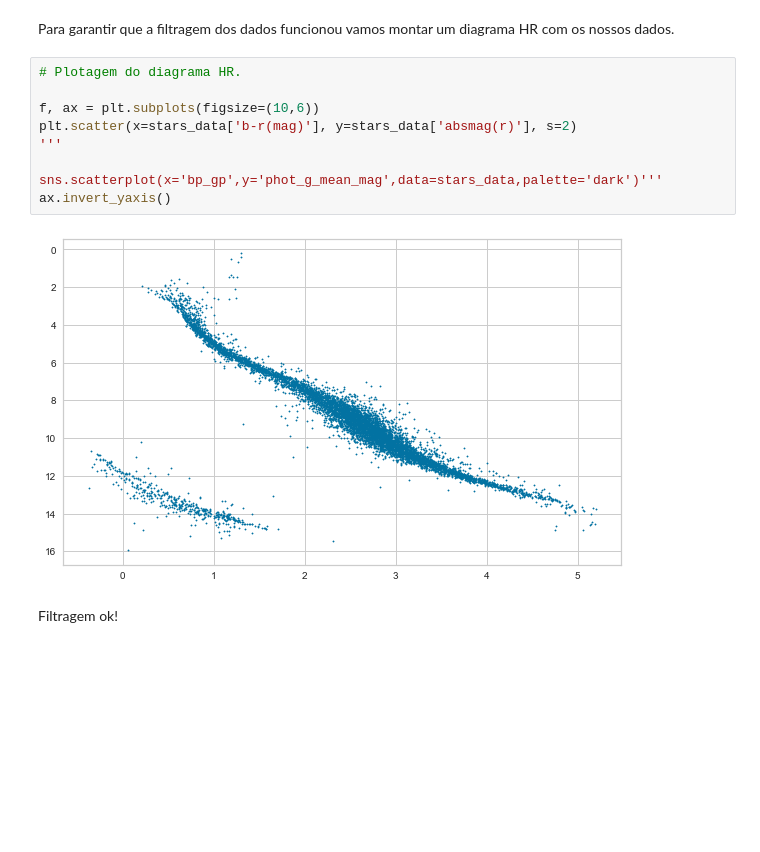
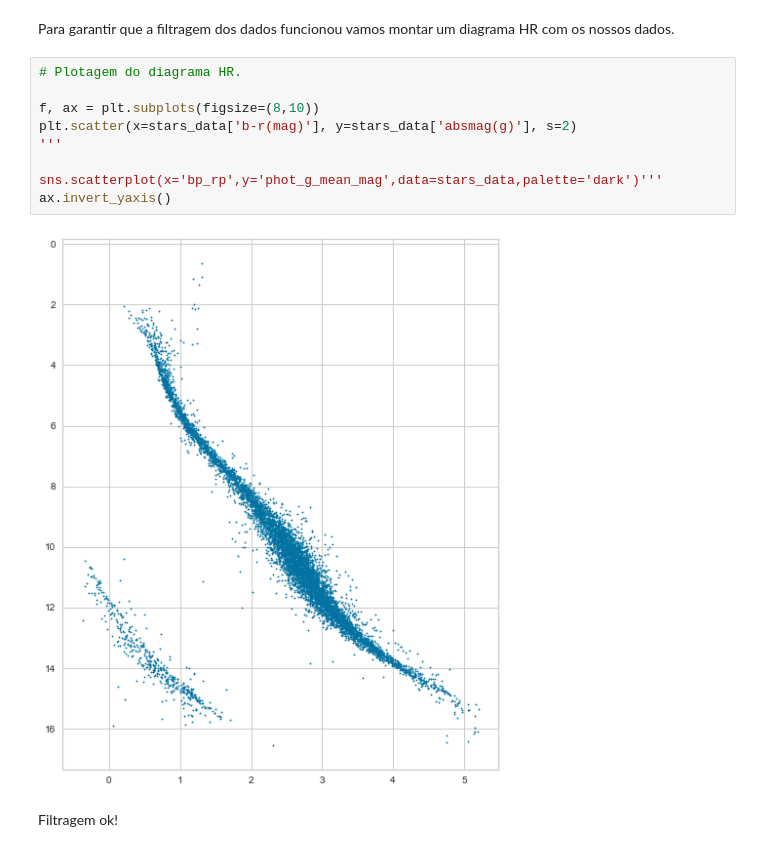
Before and after one commit to Di-carvalho/classifica-o_de_estrelas_GAIA-Clustering, a Jupyter notebook: star_classification-gaia.ipynb, the cells around one changed output. Saved outputs shown, nothing was run; the diff lists cells and outputs as text; blank space fills up the shorter version.

```diff
--- a/star_classification-gaia.ipynb
+++ b/star_classification-gaia.ipynb
@@ -528,14 +528,14 @@ Para garantir que a filtragem dos dados funcionou vamos montar um diagrama HR co
 # %%
 # Plotagem do diagrama HR.
 
-f, ax = plt.subplots(figsize=(10,6))
-plt.scatter(x=stars_data['b-r(mag)'], y=stars_data['absmag(r)'], s=2)
+f, ax = plt.subplots(figsize=(8,10))
+plt.scatter(x=stars_data['b-r(mag)'], y=stars_data['absmag(g)'], s=2)
 '''
 
-sns.scatterplot(x='bp_gp',y='phot_g_mean_mag',data=stars_data,palette='dark')'''
+sns.scatterplot(x='bp_rp',y='phot_g_mean_mag',data=stars_data,palette='dark')'''
 ax.invert_yaxis()
 # %% [output]
-[figure, old version]
+[figure, new version]
 # %% [markdown]
 Filtragem ok!
 # %% [markdown]
```
Also changed, not shown: parts of 25 cells of this notebook.
